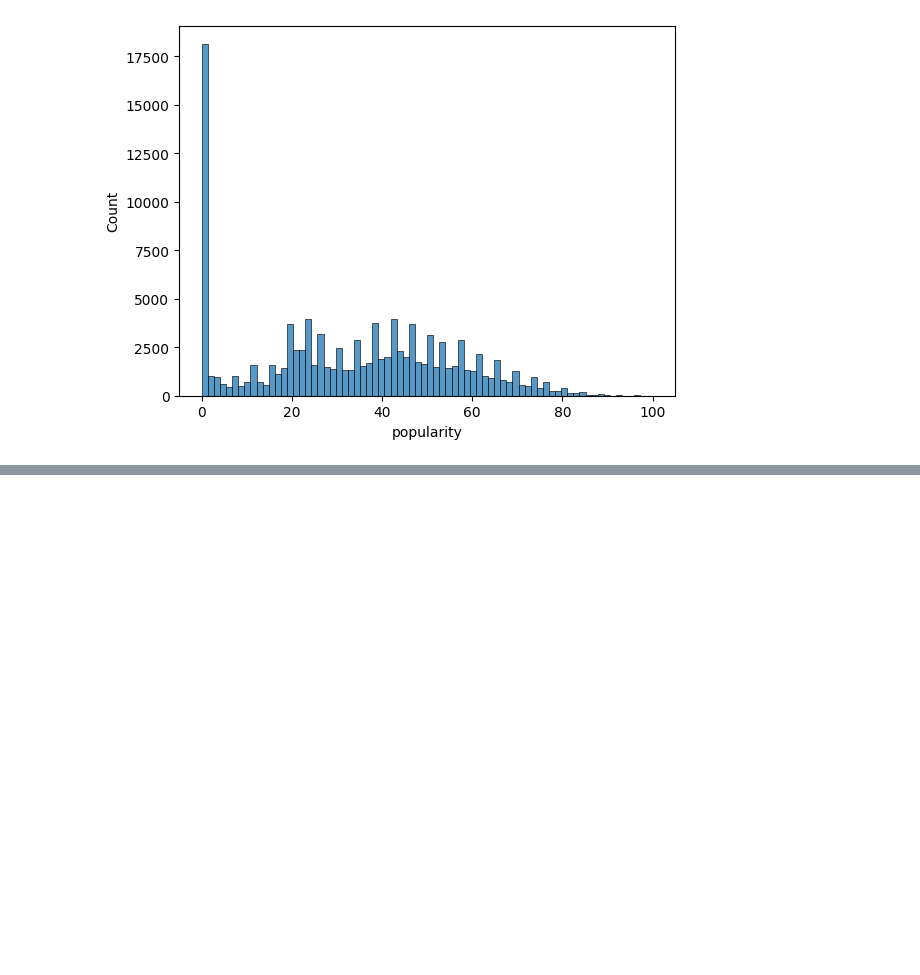
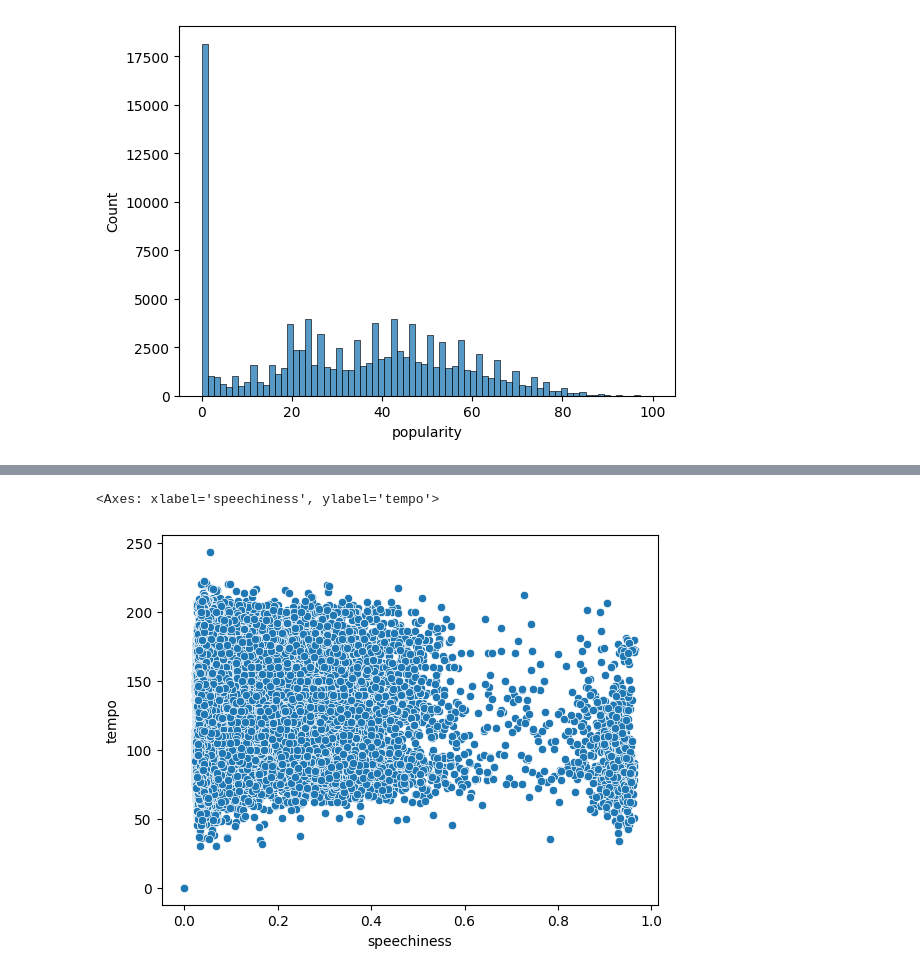
Before and after one commit to AEEM1993/Caso_Practico_Estadistica, a Jupyter notebook: caso_practico.ipynb, the cells around one changed output, grey strips where cells are left out. Cells and saved outputs as stored; diff of their text form; code cells hidden in the pictures; blank space fills up the shorter version.

```diff
--- a/caso_practico.ipynb
+++ b/caso_practico.ipynb
@@ -190 +208,6 @@ speechiness
 ... (12 outputs left out)
+# %%
+sns.scatterplot(y=df_process["tempo"], x=df_process["speechiness"])
+# %% [output]
+<Axes: xlabel='speechiness', ylabel='tempo'>
+[figure, added]
```
Also changed, not shown: parts of 7 cells of this notebook.
